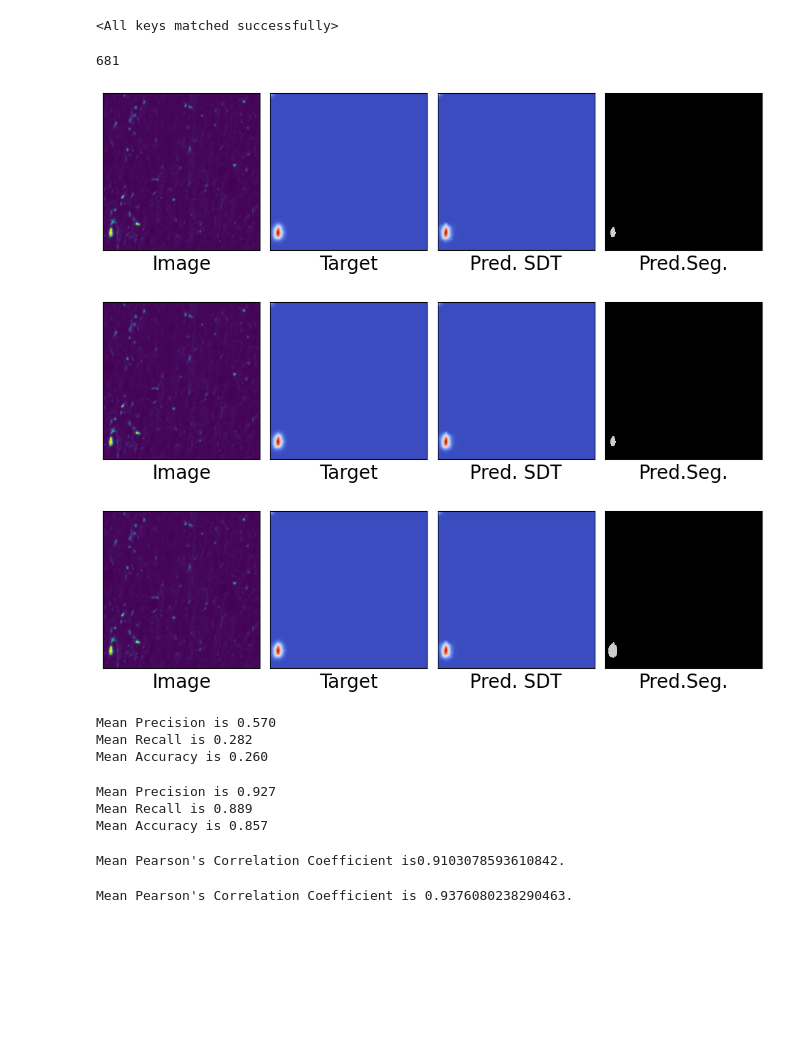
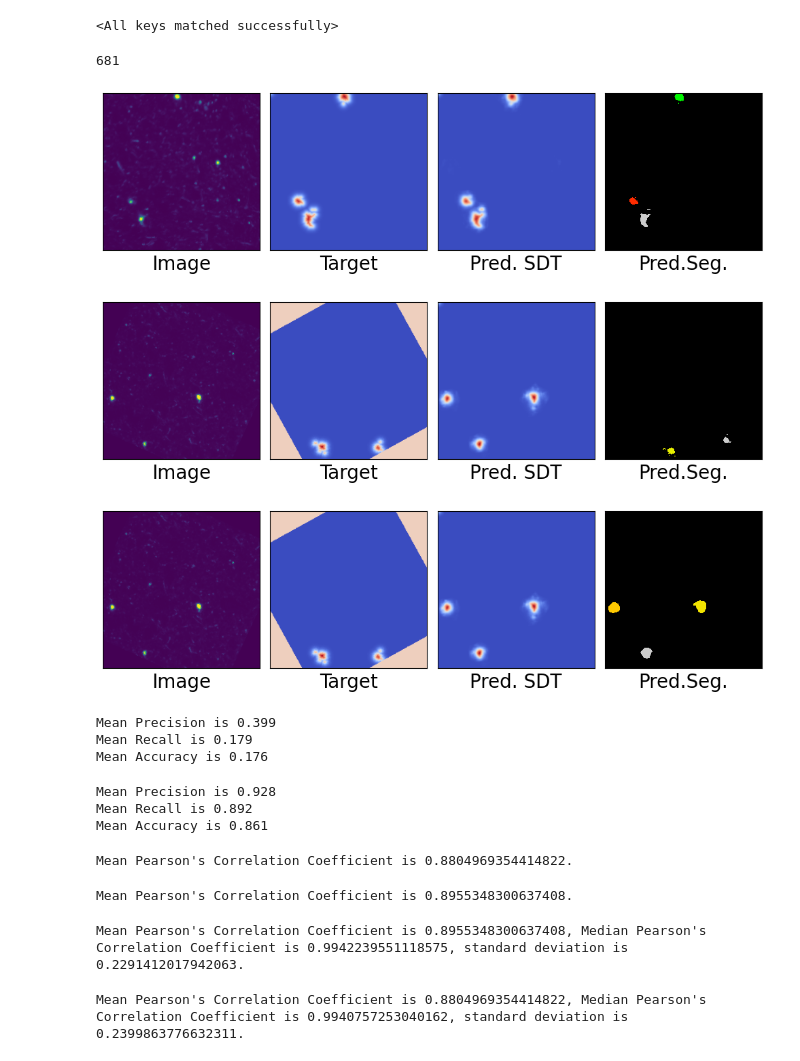
Before and after one commit to LDM-labstuff/masketeers, a Jupyter notebook: notebooks/nft_pb_dataloader.ipynb, the cells around one changed output. Drawn from its saved outputs; the diff is of its cells as text; code cells hidden in the pictures; blank space fills up the shorter version.

Commit message:
changed path for local, added code for plotting

```diff
--- a/notebooks/nft_pb_dataloader.ipynb
+++ b/notebooks/nft_pb_dataloader.ipynb
@@ -588,7 +588,7 @@ def dice_from_sdt(pred, target, threshold=0.0, eps=1e-6):
     union = torch.sum(pred_mask) + torch.sum(target_mask)
     return ((2 * intersection + eps) / (union + eps)).item()
 # %%
-zarr_path = "/mnt/efs/aimbl_2025/student_data/S-DM/Data/zarr_storage/tangles_and_pbodies.zarr"
+zarr_path = r"\\mfad.mfroot.org\Researchfl\Neuroscience\Rossoll-Group\00 Dmytro\AI-MBL2025\Data\zarr_storage\tangles_and_pbodies.zarr"
 root = zarr.open (zarr_path)
 # %%
 class CropDataset(Dataset):
@@ -730,30 +728,36 @@ checkpoint = torch.load ("/mnt/efs/aimbl_2025/student_data/S-DM/Data/checkpoints
 model.load_state_dict (checkpoint['unet'])
 # %% [output]
 <All keys matched successfully>
+# %%
+dataset_2 = CropDataset (zarr_path=zarr_path)
+# %%
+torch.manual_seed (41)
+
+training_2, validation_2 = random_split(dataset_2, lengths = (0.8, 0.2))
 # %%
-validation_dataloader = DataLoader(validation)
-print (len (validation))
+validation_dataloader_2 = DataLoader(validation_2)
+print (len (validation_2))
 model.eval()
 model.to (device)
-idx = np.random.randint(len(validation))  # take a random sample.
-len (validation [idx])
-image = validation[idx][0]
-sdt = validation[idx][1]
-mask = validation [idx][2]  # get the image and the nuclei masks.
+idx = np.random.randint(len(validation_2))  # take a random sample.
+len (validation_2 [idx])
+image = validation_2[idx][0]
+sdt = validation_2[idx][1]
+mask = validation_2 [idx][2]  # get the image and the nuclei masks.
 image = image.to(device)
 pred = model (torch.unsqueeze(image, dim=0))
 image = np.squeeze(image.cpu())
 sdt = np.squeeze(sdt.cpu().numpy())
 pred = np.squeeze(pred.cpu().detach().numpy())
 mask = np.squeeze (mask.cpu())
 plot_four(image, sdt, pred, mask)
 # %% [output]
 681
-[figure, old version]
+[figure, new version]
 # %%
 plot_four(image, sdt, pred, mask)
 # %% [output]
-[figure, old version]
+[figure, new version]
 # %%
 from skimage.segmentation import watershed
 from scipy.ndimage import label, maximum_filter
@@ -811,7 +815,7 @@ pred_seg = watershed_from_boundary_distance(
 plot_four(image, sdt, pred, pred_seg, label="Target")
 # plt.imshow (pred_seg)
 # %% [output]
-[figure, old version]
+[figure, new version]
 # %%
 model.eval()
 
@@ -825,7 +829,7 @@ model.eval()
     [],
     [],
 )
-for idx, (image, sdt, mask) in enumerate(tqdm(validation_dataloader)):
+for idx, (image, sdt, mask) in enumerate(tqdm(validation_dataloader_2)):
     image = image.to(device)
     pred = model(image)
 
@@ -850,12 +854,12 @@ print(f"Mean Precision is {np.mean(precision_list):.3f}")
 print(f"Mean Recall is {np.mean(recall_list):.3f}")
 print(f"Mean Accuracy is {np.mean(accuracy_list):.3f}")
 # %% [output]
-Mean Precision is 0.570
-Mean Recall is 0.282
-Mean Accuracy is 0.260
+Mean Precision is 0.399
+Mean Recall is 0.179
+Mean Accuracy is 0.176
 # %%
 model.eval()
-test_dataloader = DataLoader (training)
+test_dataloader = DataLoader (training_2)
 
 (
     precision_list,
@@ -893,15 +897,15 @@ print(f"Mean Precision is {np.mean(precision_list):.3f}")
 print(f"Mean Recall is {np.mean(recall_list):.3f}")
 print(f"Mean Accuracy is {np.mean(accuracy_list):.3f}")
 # %% [output]
-Mean Precision is 0.927
-Mean Recall is 0.889
-Mean Accuracy is 0.857
+Mean Precision is 0.928
+Mean Recall is 0.892
+Mean Accuracy is 0.861
 # %%
 model.eval()
 
 
-pearson_corrs= []
-for idx, (image, sdt, mask) in enumerate(tqdm(validation_dataloader)):
+pearson_corrs_val= []
+for idx, (image, sdt, mask) in enumerate(tqdm(validation_dataloader_2)):
     image = image.to(device)
     pred = model(image)
 
@@ -911,16 +915,16 @@ for idx, (image, sdt, mask) in enumerate(tqdm(validation_dataloader)):
     sdt = sdt.flatten()
     pred = pred.flatten()
     pearson_corr = np.corrcoef (sdt, pred)[0, 1]
-    pearson_corrs.append (pearson_corr)
-print(f"Mean Pearson's Correlation Coefficient is {np.mean (pearson_corrs)}.")
+    pearson_corrs_val.append (pearson_corr)
+print(f"Mean Pearson's Correlation Coefficient is {np.mean (pearson_corrs_val)}.")
 # %% [output]
-Mean Pearson's Correlation Coefficient is0.9103078593610842.
+Mean Pearson's Correlation Coefficient is 0.8804969354414822.
 # %%
 model.eval()
 
 
-train_dataloader = DataLoader (training)
-pearson_corrs= []
+train_dataloader = DataLoader (training_2)
+pearson_corrs_train= []
 for idx, (image, sdt, mask) in enumerate(tqdm(train_dataloader)):
     image = image.to(device)
     pred = model(image)
@@ -931,7 +935,15 @@ for idx, (image, sdt, mask) in enumerate(tqdm(train_dataloader)):
     sdt = sdt.flatten()
     pred = pred.flatten()
     pearson_corr = np.corrcoef (sdt, pred)[0, 1]
-    pearson_corrs.append (pearson_corr)
-print(f"Mean Pearson's Correlation Coefficient is {np.mean (pearson_corrs)}.")
+    pearson_corrs_train.append (pearson_corr)
+print(f"Mean Pearson's Correlation Coefficient is {np.mean (pearson_corrs_train)}.")
 # %% [output]
-Mean Pearson's Correlation Coefficient is 0.9376080238290463.
+Mean Pearson's Correlation Coefficient is 0.8955348300637408.
+# %%
+print(f"Mean Pearson's Correlation Coefficient is {np.mean (pearson_corrs_train)}, Median Pearson's Correlation Coefficient is {np.median(pearson_corrs_train)}, standard deviation is {np.std (pearson_corrs_train)}.")
+# %% [output]
+Mean Pearson's Correlation Coefficient is 0.8955348300637408, Median Pearson's Correlation Coefficient is 0.9942239551118575, standard deviation is 0.2291412017942063.
+# %%
+print(f"Mean Pearson's Correlation Coefficient is {np.mean (pearson_corrs_val)}, Median Pearson's Correlation Coefficient is {np.median(pearson_corrs_val)}, standard deviation is {np.std (pearson_corrs_val)}.")
+# %% [output]
+Mean Pearson's Correlation Coefficient is 0.8804969354414822, Median Pearson's Correlation Coefficient is 0.9940757253040162, standard deviation is 0.2399863776632311.
```
Also changed, not shown: parts of 5 cells of this notebook.
